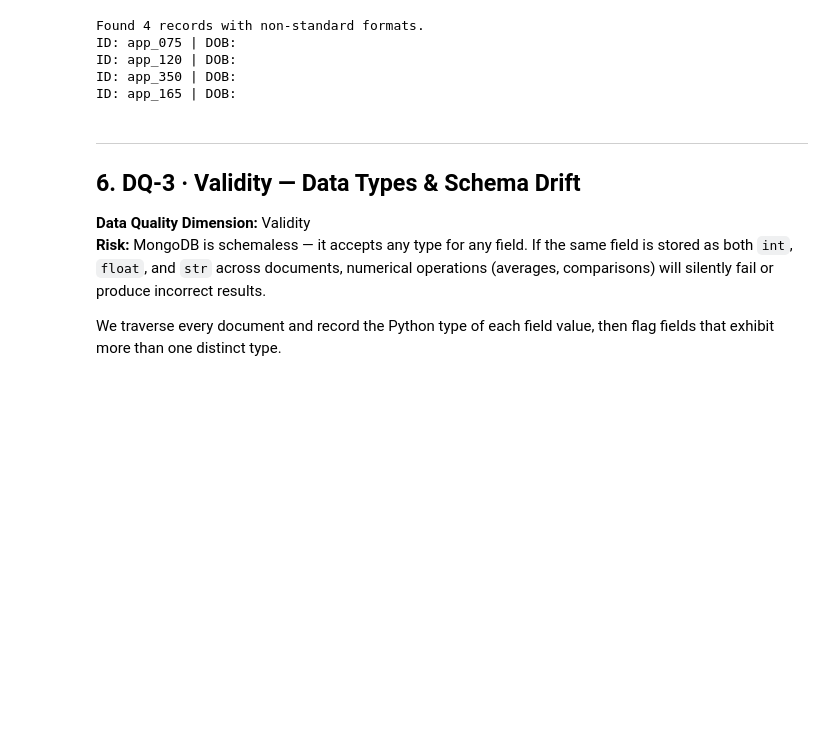
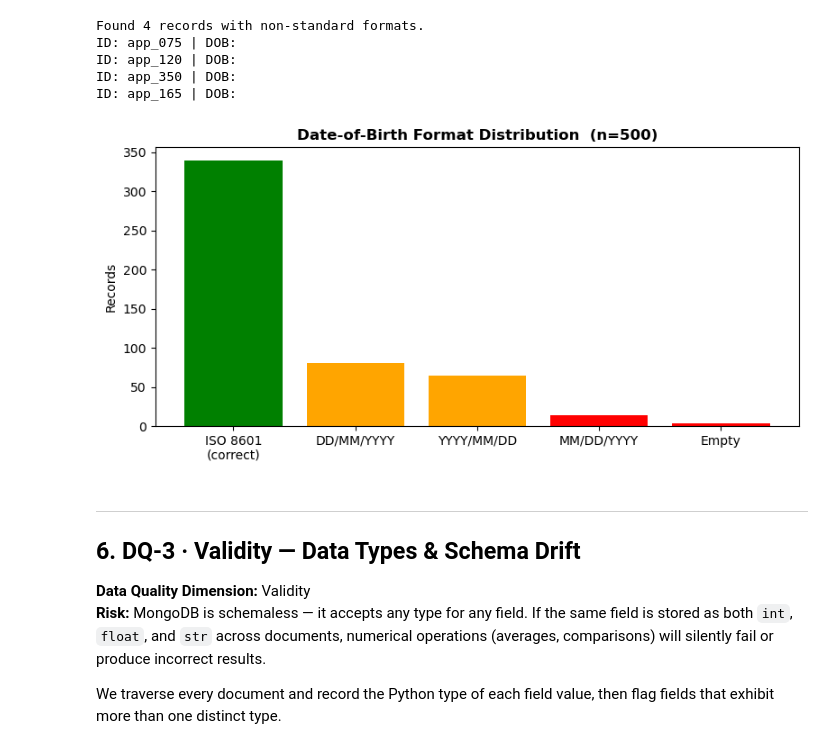
Before and after one commit to arturbstos/dego-project-team13, a Jupyter notebook: notebooks/01-data-quality.ipynb, the cells around one changed output. Drawn from its saved outputs; the diff is of its cells as text; code cells hidden in the pictures; blank space fills up the shorter version.

```diff
--- a/notebooks/01-data-quality.ipynb
+++ b/notebooks/01-data-quality.ipynb
@@ -461,6 +481,21 @@ ID: app_075 | DOB:
 ID: app_120 | DOB:
 ID: app_350 | DOB:
 ID: app_165 | DOB:
+# %%
+# DOB Format Visualization
+
+labels = ["ISO 8601\n(correct)", "DD/MM/YYYY", "YYYY/MM/DD", "MM/DD/YYYY", "Empty"]
+counts = [339, 80, 64, 14, 3]
+colors = ["green", "orange", "orange", "red", "red"]
+
+plt.figure(figsize=(8, 4))
+plt.bar(labels, counts, color=colors)
+plt.title("Date-of-Birth Format Distribution  (n=500)", fontweight="bold")
+plt.ylabel("Records")
+plt.tight_layout()
+plt.show()
+# %% [output]
+[figure, added]
 # %% [markdown]
 ---
 ## 6. DQ-3 · Validity — Data Types & Schema Drift
```
Also changed, not shown: parts of 9 cells of this notebook.
